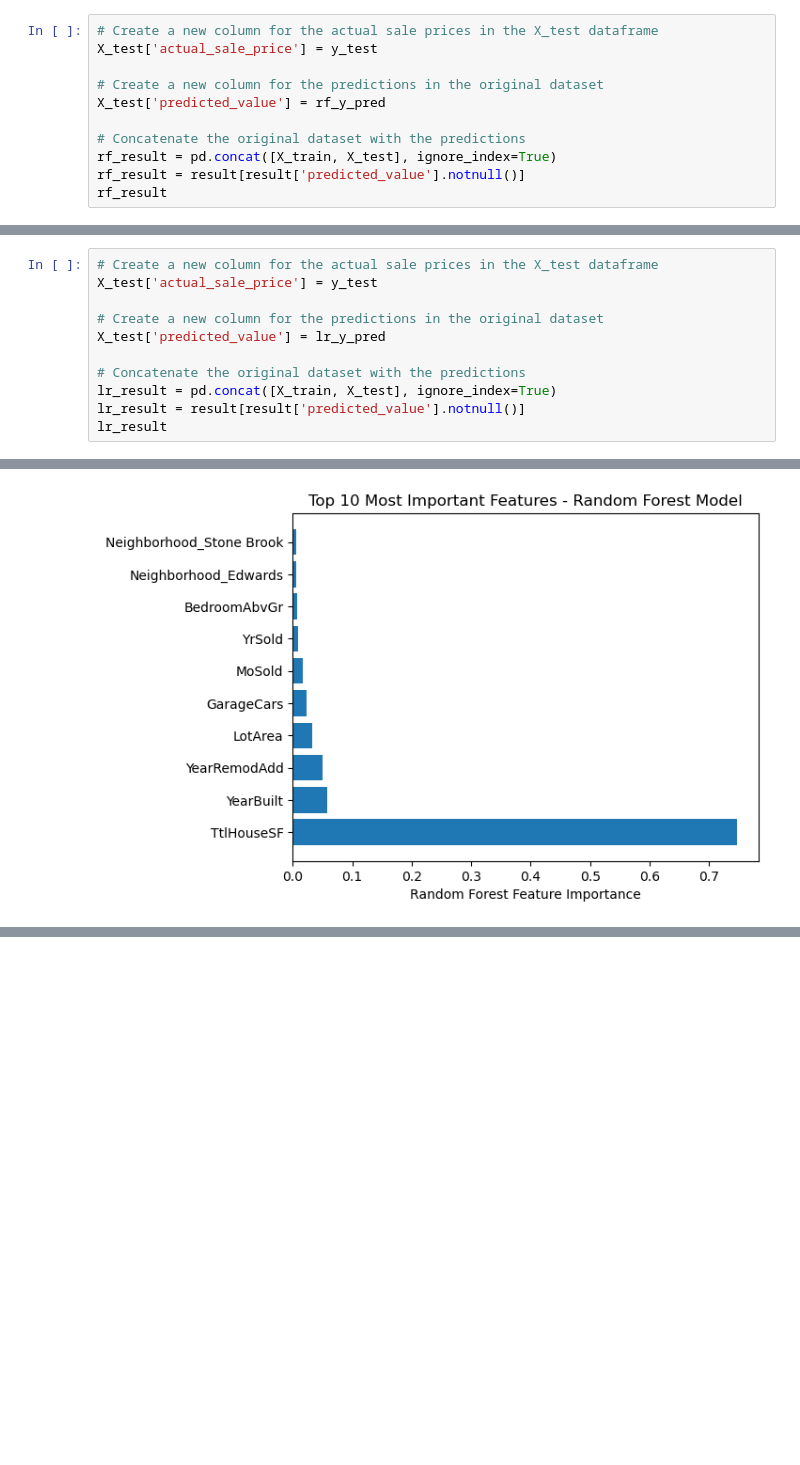
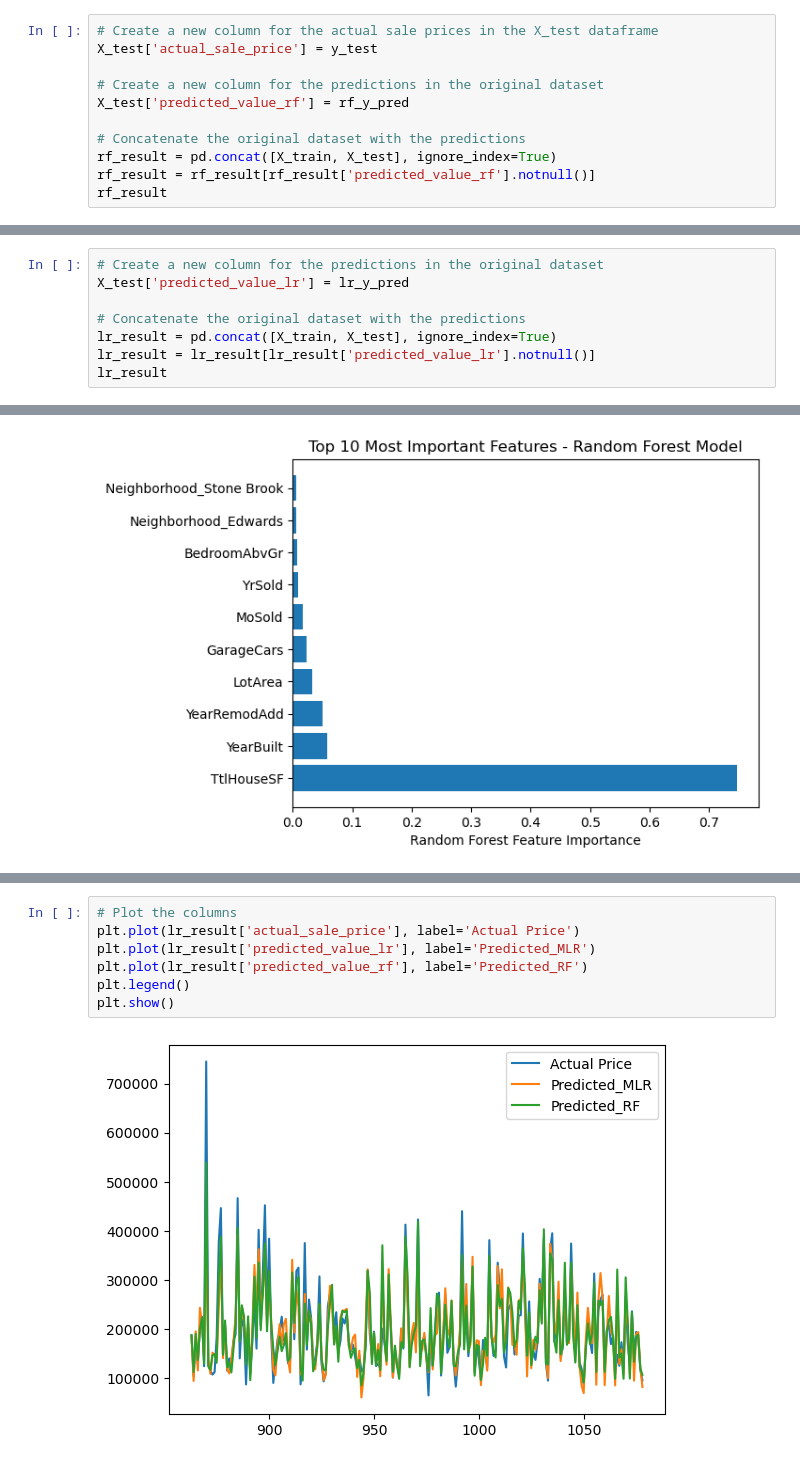
Before and after one commit to litarusso/House-Pricing, a Jupyter notebook: Deliverable2/Machine Learning Models.ipynb, the cells around one changed output, grey strips where cells are left out. Cells and saved outputs as stored; diff of their text form; blank space fills up the shorter version.

```diff
--- a/Deliverable2/Machine Learning Models.ipynb
+++ b/Deliverable2/Machine Learning Models.ipynb
@@ -129,11 +129,11 @@ rf_y_pred = rf.predict(ohe_test_t)
 X_test['actual_sale_price'] = y_test
 
 # Create a new column for the predictions in the original dataset
-X_test['predicted_value'] = rf_y_pred
+X_test['predicted_value_rf'] = rf_y_pred
 
 # Concatenate the original dataset with the predictions
 rf_result = pd.concat([X_train, X_test], ignore_index=True)
-rf_result = result[result['predicted_value'].notnull()]
+rf_result = rf_result[rf_result['predicted_value_rf'].notnull()]
 rf_result
 # %% [output]
 |  | LotArea | LotShape | BldgType | YearBuilt | Neighborhood | YearRemodAdd | Heating | TtlHouseSF | FullBath | ... |
@@ -164,15 +164,12 @@ reg.fit(ohe_train_t, y_train)
 # Make predictions on the test set
 lr_y_pred = reg.predict(ohe_test_t)
 # %%
-# Create a new column for the actual sale prices in the X_test dataframe
-X_test['actual_sale_price'] = y_test
-
 # Create a new column for the predictions in the original dataset
-X_test['predicted_value'] = lr_y_pred
+X_test['predicted_value_lr'] = lr_y_pred
 
 # Concatenate the original dataset with the predictions
 lr_result = pd.concat([X_train, X_test], ignore_index=True)
-lr_result = result[result['predicted_value'].notnull()]
+lr_result = lr_result[lr_result['predicted_value_lr'].notnull()]
 lr_result
 # %% [output]
 |  | LotArea | LotShape | BldgType | YearBuilt | Neighborhood | YearRemodAdd | Heating | TtlHouseSF | FullBath | ... |
@@ -334,0 +367,9 @@ plt.show()
+# %%
+# Plot the columns
+plt.plot(lr_result['actual_sale_price'], label='Actual Price')
+plt.plot(lr_result['predicted_value_lr'], label='Predicted_MLR')
+plt.plot(lr_result['predicted_value_rf'], label='Predicted_RF')
+plt.legend()
+plt.show()
+# %% [output]
+[figure, added]
```
Also changed, not shown: parts of 5 cells of this notebook.
